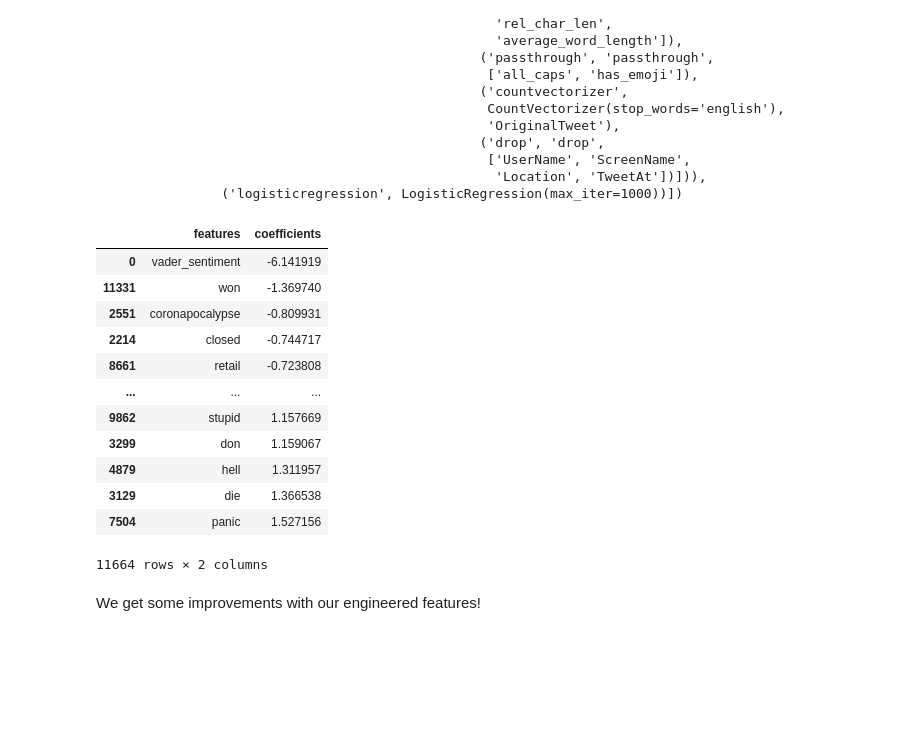
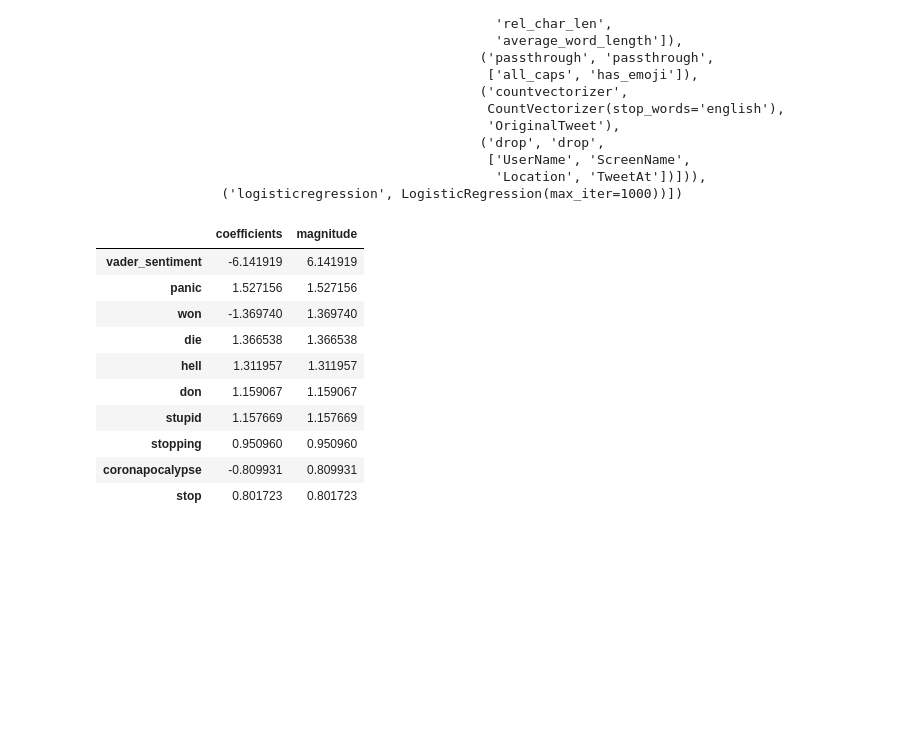
Before and after one commit to UBC-CS/cpsc330-2023s, a Jupyter notebook: lectures/13_feature-engineering-selection.ipynb, the cells around one changed output. Saved outputs shown, nothing was run; the diff lists cells and outputs as text; code cells hidden in the pictures; blank space fills up the shorter version.

```diff
--- a/lectures/13_feature-engineering-selection.ipynb
+++ b/lectures/13_feature-engineering-selection.ipynb
@@ -476,7 +473,7 @@ def get_avg_word_length(text):
 
 def has_emoji(text):
     """
-    Returns the average word length of the given text.
+    Returns whether the given text contains emojis.
 
     Parameters:
     text -- (str)
@@ -577,29 +576,20 @@ feat_names = numeric_features + passthrough_features + cv_feats
 # %%
 coefs = pipe.named_steps['logisticregression'].coef_[0]
 # %%
-df = pd.DataFrame(
-    data={
-        "features": feat_names,
-        "coefficients": coefs,
-    }
-)
-df.sort_values('coefficients')
+df = pd.DataFrame({'coefficients': coefs, 'magnitude': np.abs(coefs)}, index=feat_names)
+df.sort_values('magnitude', ascending=False).head(10)
 # %% [output]
-|  | features | coefficients |
-| 0 | vader_sentiment | -6.141919 |
-| 11331 | won | -1.369740 |
-| 2551 | coronapocalypse | -0.809931 |
-| 2214 | closed | -0.744717 |
-| 8661 | retail | -0.723808 |
-| ... | ... | ... |
-| 9862 | stupid | 1.157669 |
-| 3299 | don | 1.159067 |
-| 4879 | hell | 1.311957 |
-| 3129 | die | 1.366538 |
-| 7504 | panic | 1.527156 |
+|  | coefficients | magnitude |
+| vader_sentiment | -6.141919 | 6.141919 |
+| panic | 1.527156 | 1.527156 |
+| won | -1.369740 | 1.369740 |
+| die | 1.366538 | 1.366538 |
+| hell | 1.311957 | 1.311957 |
+| don | 1.159067 | 1.159067 |
+| stupid | 1.157669 | 1.157669 |
+| stopping | 0.950960 | 0.950960 |
+| coronapocalypse | -0.809931 | 0.809931 |
+| stop | 0.801723 | 0.801723 |
-11664 rows × 2 columns
-# %% [markdown]
-We get some improvements with our engineered features!
 # %% [markdown]
 <br><br><br><br>
 # %% [markdown]
```
Also changed, not shown: parts of 29 cells of this notebook.
